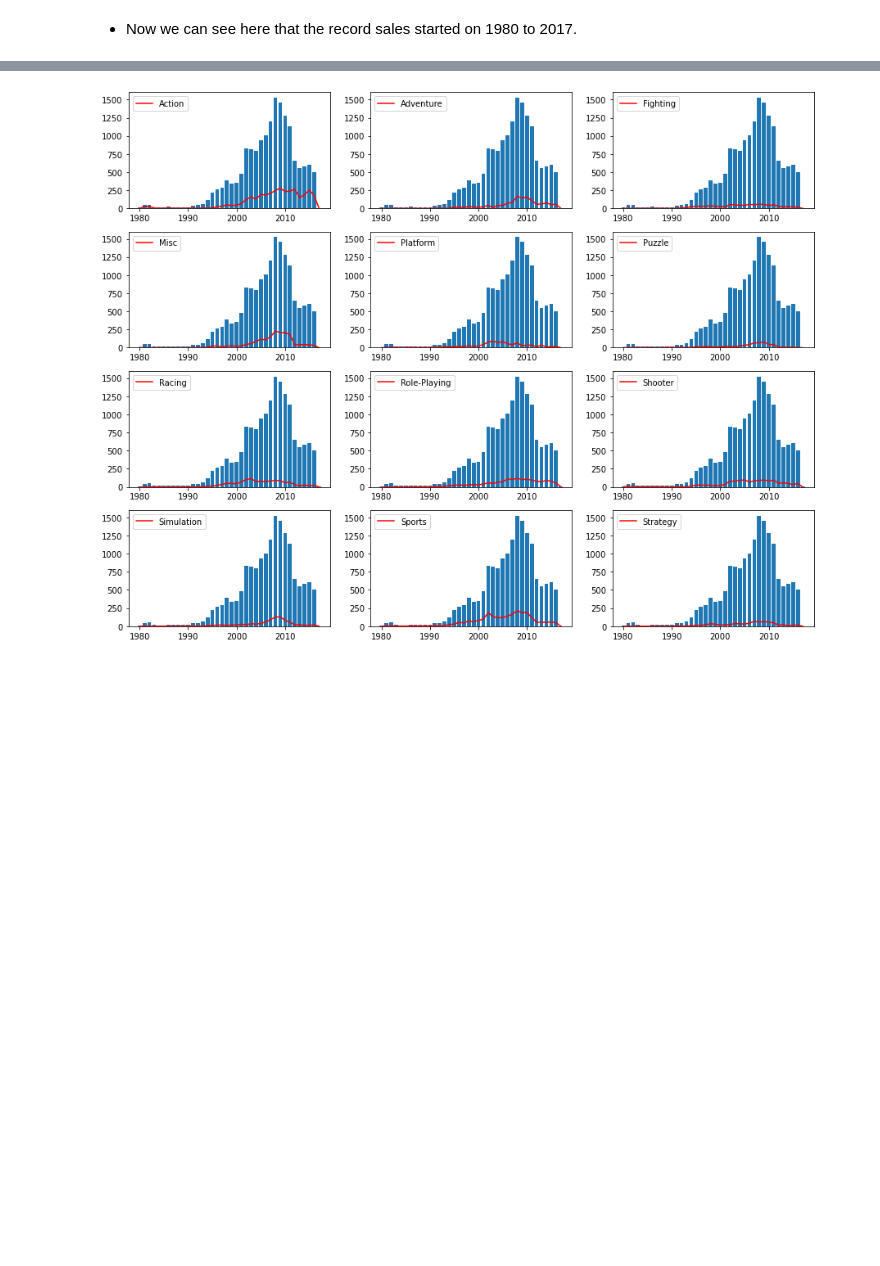
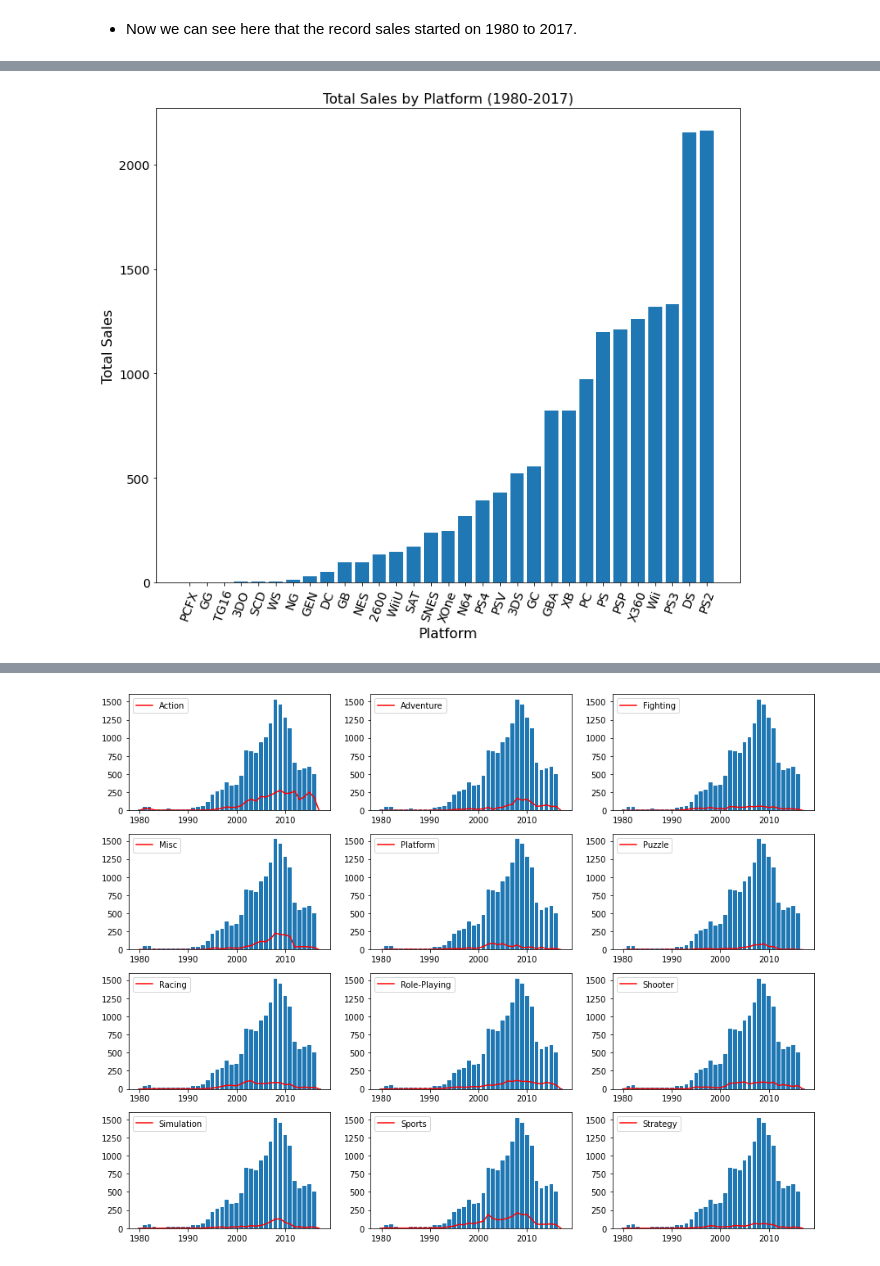
Before and after one commit to fvea/exploratory-data-analysis-video-games-sales, a Jupyter notebook: EDA on Video Games Sales.ipynb, the cells around one changed output, grey strips where cells are left out. Saved outputs shown, nothing was run; the diff lists cells and outputs as text; code cells hidden in the pictures; blank space fills up the shorter version.

```diff
--- a/EDA on Video Games Sales.ipynb
+++ b/EDA on Video Games Sales.ipynb
@@ -81,3 +81,14 @@ ax.tick_params(axis='y', labelsize=14)
+# %%
+platform_sales = vg_sales.Platform.value_counts().sort_values()
+fig, ax = plt.subplots(figsize=(12, 10))
+ax.bar(platform_sales.index, platform_sales.values)
+ax.set_title('Total Sales by Platform (1980-2017)', fontsize=16)
+ax.set_xlabel('Platform', fontsize=16)
+ax.set_ylabel('Total Sales', fontsize=16)
+ax.tick_params(axis='x', labelsize=14, rotation=70)
+ax.tick_params(axis='y', labelsize=14)
+# %% [output]
+[figure, added]
 # %%
 def get_modal_platform(year_range):
     year_range_record = vg_sales[vg_sales.Year_of_Release.isin(year_range)]
```
Also changed, not shown: parts of 3 cells of this notebook.
